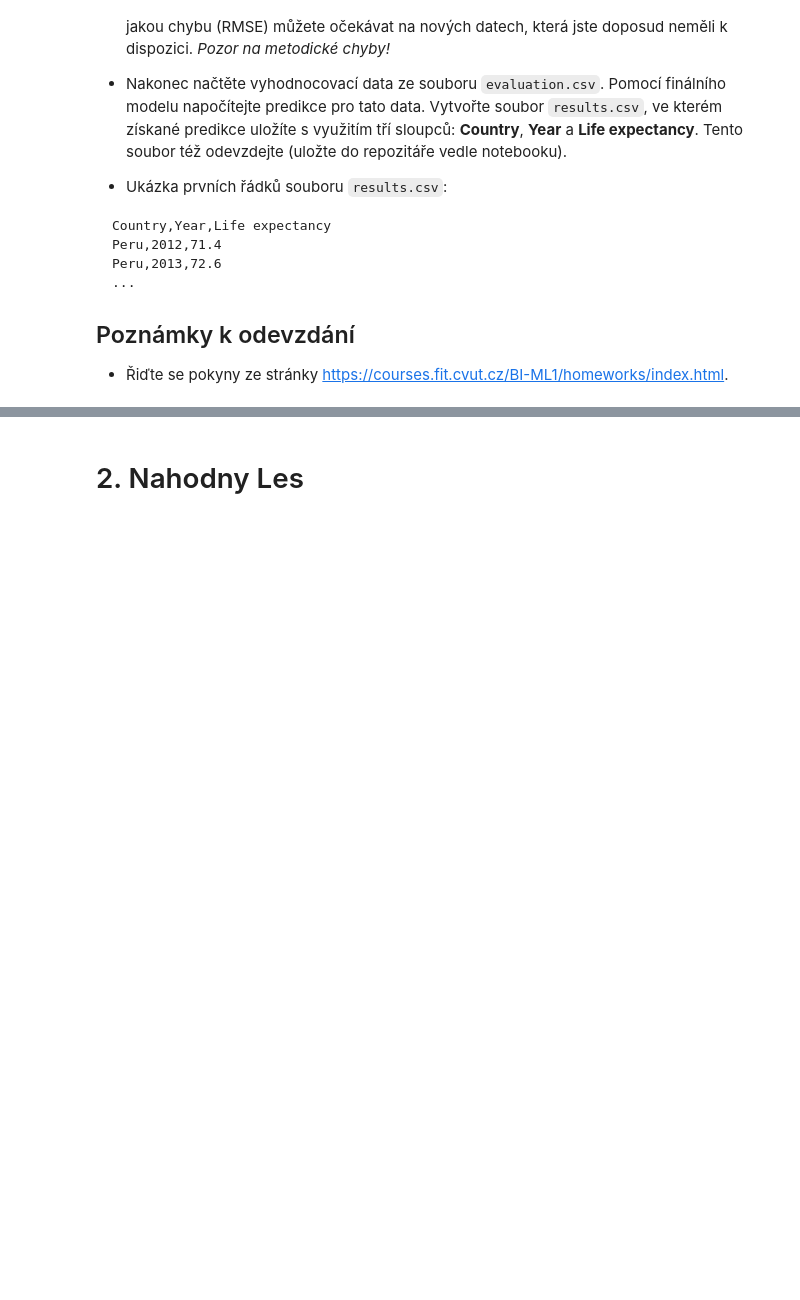
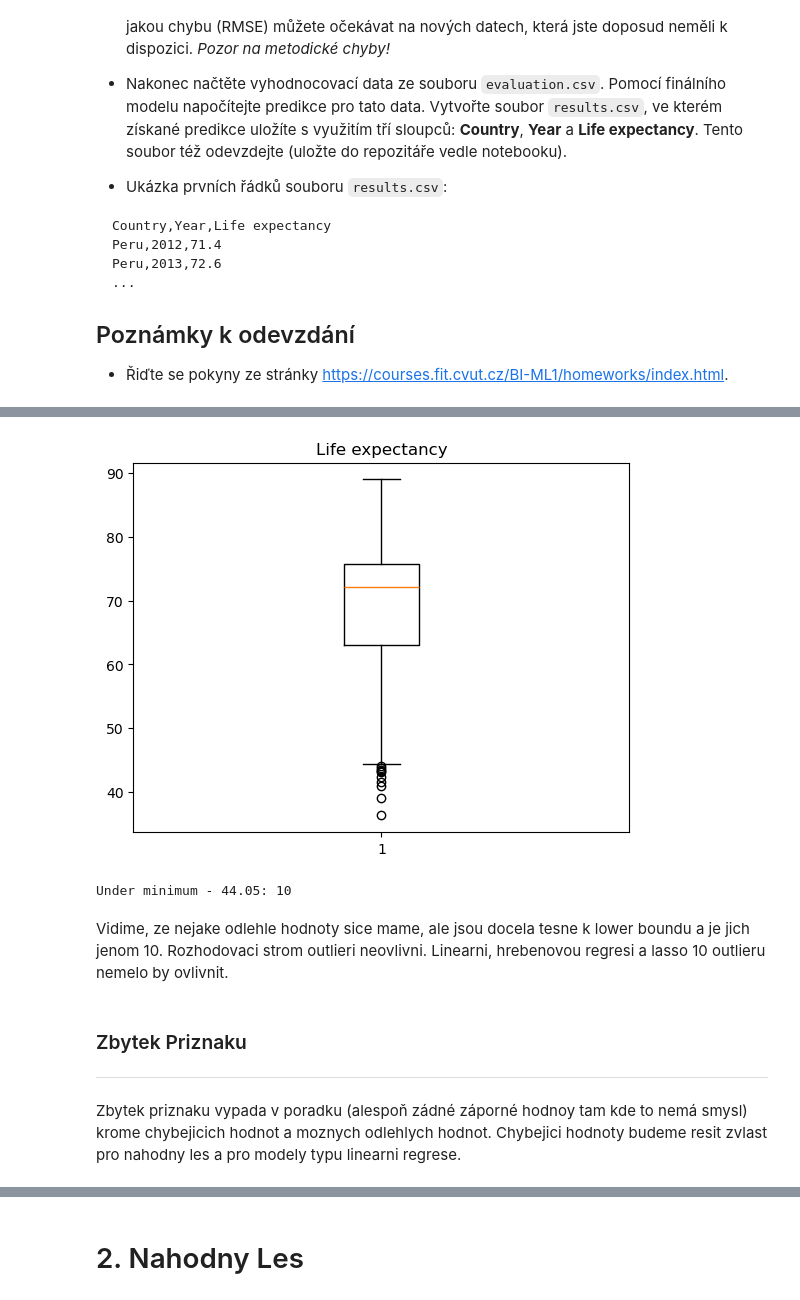
Before and after one commit to nickobard/Machine-Learning-I, a Jupyter notebook: 02/homework_02.ipynb, the cells around one changed output, grey strips where cells are left out. Saved outputs shown, nothing was run; the diff lists cells and outputs as text; code cells hidden in the pictures; blank space fills up the shorter version.

Commit message:
Add data analysis and general preprocessing

```diff
--- a/02/homework_02.ipynb
+++ b/02/homework_02.ipynb
@@ -92,0 +93,2 @@ random_seed = 42
+# %%
+df_data = pd.read_csv("data.csv")
@@ -92,0 +313,22 @@ random_seed = 42
+# %%
+fig, ax = plt.subplots()
+ax.boxplot(df_data['Life expectancy'])
+ax.set_title("Life expectancy")
+fig.show()
+# %% [output]
+[figure, added]
+# %%
+Q3 = 75.8
+Q1 = 63.1
+IQR = Q3 - Q1
+lower_bound = Q1 - 1.5* IQR
+print(f"Under minimum - {lower_bound:.2f}: {(df_data['Life expectancy'] < lower_bound).sum()}")
+# %% [output]
+Under minimum - 44.05: 10
+# %% [markdown]
+Vidime, ze nejake odlehle hodnoty sice mame, ale jsou docela tesne k lower boundu a je jich jenom 10. Rozhodovaci strom outlieri neovlivni. Linearni, hrebenovou regresi a lasso 10 outlieru nemelo by ovlivnit.
+# %% [markdown]
+### Zbytek Priznaku
+***
+# %% [markdown]
+Zbytek priznaku vypada v poradku (alespoň zádné záporné hodnoy tam kde to nemá smysl) krome chybejicich hodnot a moznych odlehlych hodnot. Chybejici hodnoty budeme resit zvlast pro nahodny les a pro modely typu linearni regrese.
```
Also changed, not shown: parts of 52 cells of this notebook.
